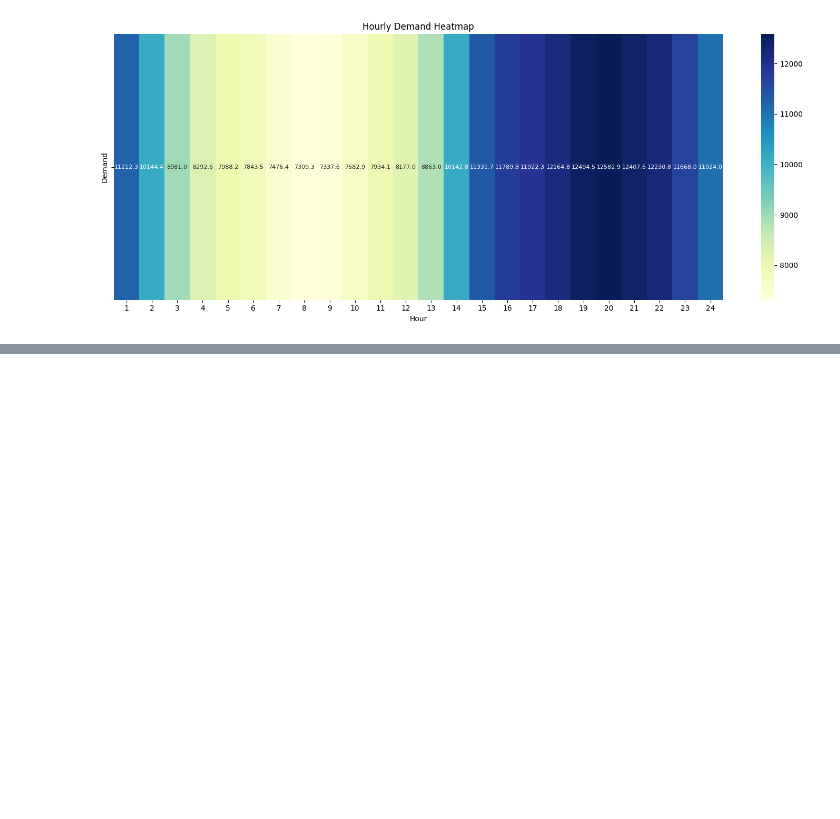
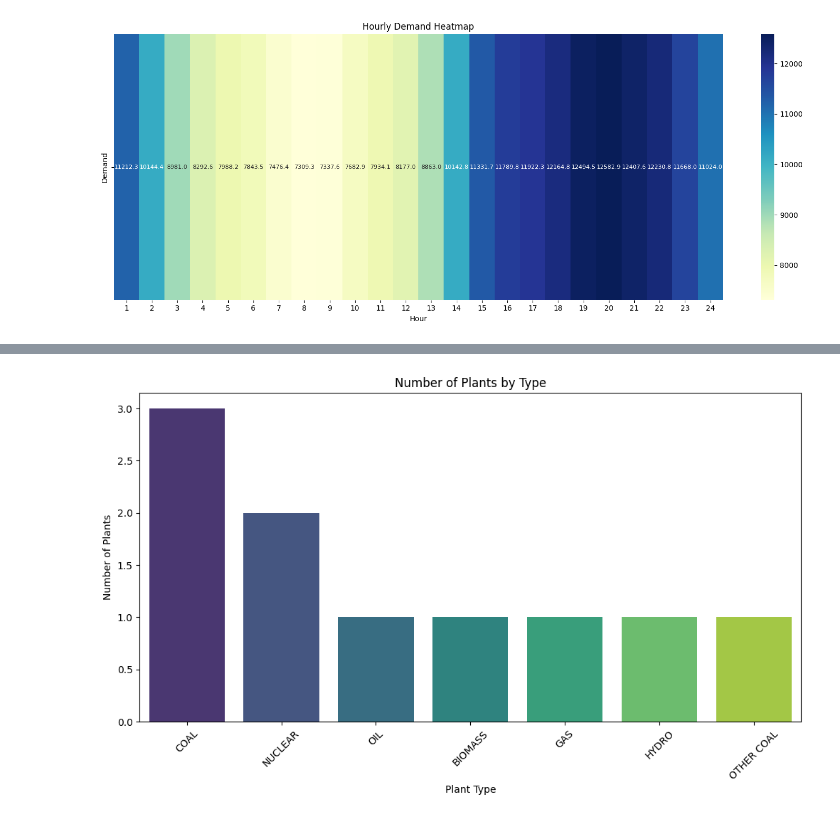
Before and after one commit to EthanFajnkuchen/generation-schedule-optimization, a Jupyter notebook: final_project.ipynb, the cells around one changed output, grey strips where cells are left out. Cells and saved outputs as stored; diff of their text form; code cells hidden in the pictures; blank space fills up the shorter version.

```diff
--- a/final_project.ipynb
+++ b/final_project.ipynb
@@ -119,3 +119,6 @@ plt.tight_layout()
 plt.show()
 # %% [output]
 [figure]
+# %%
+df_power_plant_infos = pd.read_csv('./plant_capacities.csv')
+df_power_plant_infos
@@ -121,0 +137,20 @@ plt.show()
+# %%
+P = set(df_power_plant_infos['Plant'].unique())
+type_power_plant = df_power_plant_infos.set_index('Plant').PlantType.to_dict()
+P_N = set([i for i in P if type_power_plant[i]=='NUCLEAR'])
+# %%
+df_type_power_plant = pd.DataFrame(list(type_power_plant.items()), columns=['Plant', 'PlantType'])
+
+# Count the number of plants by their types
+plant_type_counts = df_type_power_plant['PlantType'].value_counts()
+
+# Plot the histogram
+plt.figure(figsize=(12, 6))
+sns.barplot(x=plant_type_counts.index, y=plant_type_counts.values, palette='viridis')
+plt.xlabel('Plant Type')
+plt.ylabel('Number of Plants')
+plt.title('Number of Plants by Type')
+plt.xticks(rotation=45)
+plt.show()
+# %% [output]
+[figure, added]
```
Also changed, not shown: parts of 4 cells of this notebook.
